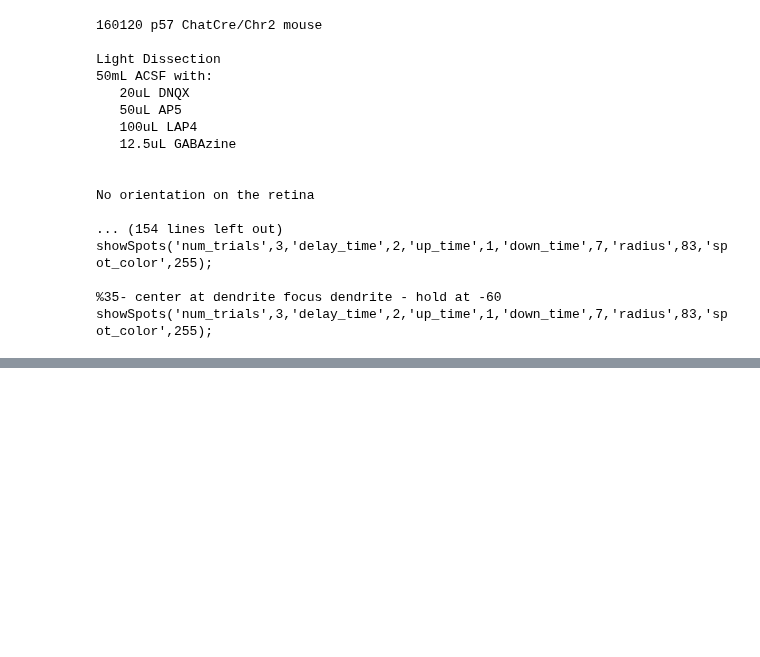
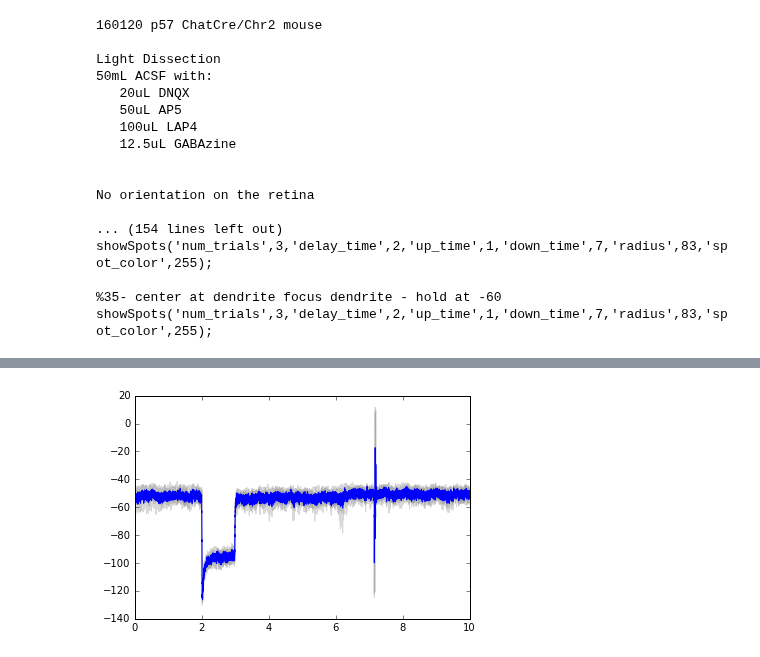
Before and after one commit to vdutell/ephysanalysis, a Jupyter notebook: vclamp.ipynb, the cells around one changed output, grey strips where cells are left out. Cells and saved outputs as stored; diff of their text form; code cells hidden in the pictures; blank space fills up the shorter version.

```diff
--- a/vclamp.ipynb
+++ b/vclamp.ipynb
@@ -273,0 +118,5 @@ pyplot.show()
+# %%
+fig, ax = plt.subplots(1, 1)
+plotsweeps(fname, mylabel = 's1',rawbg=1, submean=0)
+# %% [output]
+[figure, added]
```
Also changed, not shown: parts of 22 cells of this notebook.
